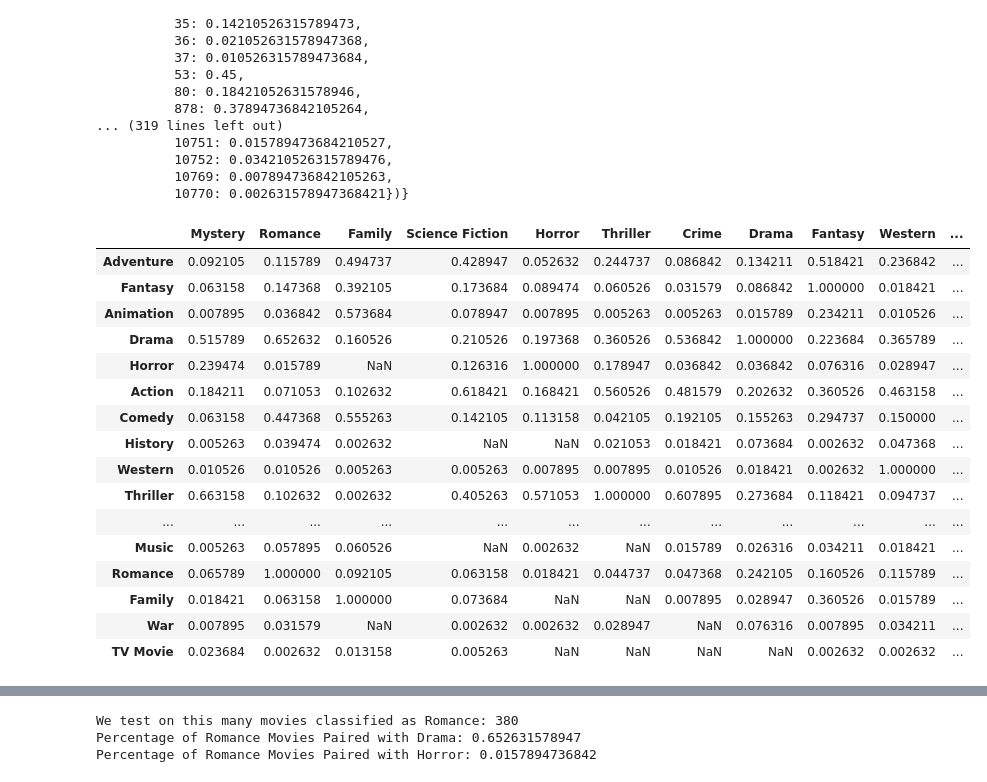
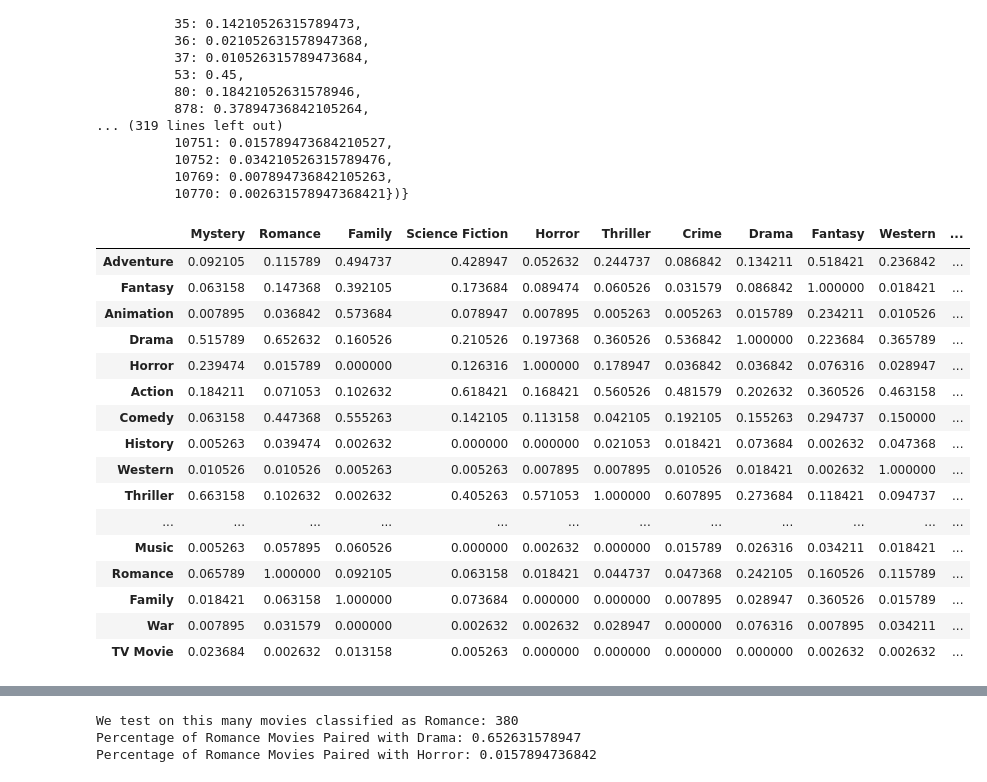
Before and after one commit to noahyonack/cs109b_final, a Jupyter notebook: FinalProject.ipynb, the cells around one changed output, grey strips where cells are left out. Drawn from its saved outputs; the diff is of its cells as text; code cells hidden in the pictures.

```diff
--- a/FinalProject.ipynb
+++ b/FinalProject.ipynb
@@ -396,32 +397,32 @@ genre_percentages
 # %%
 percent_df = pd.DataFrame([pd.Series(genre_percentages[genre]) for genre in genre_ids.keys()])
 percent_df = percent_df.T
 percent_df.rename(columns=dict(zip(range(0, 19), genre_ids.keys())), inplace = True)
 
 # drop this rogue ID
 percent_df.drop([10769], inplace = True)
 
 percent_df.rename(index=dict(zip(percent_df.index, [reverse_genre_ids[genre_id] for genre_id in percent_df.index])), inplace = True)
 
 # replace all nans with 0, indicating a 0 percent mention rate for that pair
-percent_df.fillna(0)
+percent_df.fillna(0, inplace = True)
 
 percent_df
 # %% [output]
 |  | Mystery | Romance | Family | Science Fiction | Horror | Thriller | Crime | Drama | Fantasy | Western | ... |
 | Adventure | 0.092105 | 0.115789 | 0.494737 | 0.428947 | 0.052632 | 0.244737 | 0.086842 | 0.134211 | 0.518421 | 0.236842 | ... |
 | Fantasy | 0.063158 | 0.147368 | 0.392105 | 0.173684 | 0.089474 | 0.060526 | 0.031579 | 0.086842 | 1.000000 | 0.018421 | ... |
 | Animation | 0.007895 | 0.036842 | 0.573684 | 0.078947 | 0.007895 | 0.005263 | 0.005263 | 0.015789 | 0.234211 | 0.010526 | ... |
 | Drama | 0.515789 | 0.652632 | 0.160526 | 0.210526 | 0.197368 | 0.360526 | 0.536842 | 1.000000 | 0.223684 | 0.365789 | ... |
-| Horror | 0.239474 | 0.015789 | NaN | 0.126316 | 1.000000 | 0.178947 | 0.036842 | 0.036842 | 0.076316 | 0.028947 | ... |
+| Horror | 0.239474 | 0.015789 | 0.000000 | 0.126316 | 1.000000 | 0.178947 | 0.036842 | 0.036842 | 0.076316 | 0.028947 | ... |
 | Action | 0.184211 | 0.071053 | 0.102632 | 0.618421 | 0.168421 | 0.560526 | 0.481579 | 0.202632 | 0.360526 | 0.463158 | ... |
 | Comedy | 0.063158 | 0.447368 | 0.555263 | 0.142105 | 0.113158 | 0.042105 | 0.192105 | 0.155263 | 0.294737 | 0.150000 | ... |
-| History | 0.005263 | 0.039474 | 0.002632 | NaN | NaN | 0.021053 | 0.018421 | 0.073684 | 0.002632 | 0.047368 | ... |
+| History | 0.005263 | 0.039474 | 0.002632 | 0.000000 | 0.000000 | 0.021053 | 0.018421 | 0.073684 | 0.002632 | 0.047368 | ... |
 | Western | 0.010526 | 0.010526 | 0.005263 | 0.005263 | 0.007895 | 0.007895 | 0.010526 | 0.018421 | 0.002632 | 1.000000 | ... |
 | Thriller | 0.663158 | 0.102632 | 0.002632 | 0.405263 | 0.571053 | 1.000000 | 0.607895 | 0.273684 | 0.118421 | 0.094737 | ... |
 | ... | ... | ... | ... | ... | ... | ... | ... | ... | ... | ... | ... |
-| Music | 0.005263 | 0.057895 | 0.060526 | NaN | 0.002632 | NaN | 0.015789 | 0.026316 | 0.034211 | 0.018421 | ... |
+| Music | 0.005263 | 0.057895 | 0.060526 | 0.000000 | 0.002632 | 0.000000 | 0.015789 | 0.026316 | 0.034211 | 0.018421 | ... |
 | Romance | 0.065789 | 1.000000 | 0.092105 | 0.063158 | 0.018421 | 0.044737 | 0.047368 | 0.242105 | 0.160526 | 0.115789 | ... |
-| Family | 0.018421 | 0.063158 | 1.000000 | 0.073684 | NaN | NaN | 0.007895 | 0.028947 | 0.360526 | 0.015789 | ... |
-| War | 0.007895 | 0.031579 | NaN | 0.002632 | 0.002632 | 0.028947 | NaN | 0.076316 | 0.007895 | 0.034211 | ... |
-| TV Movie | 0.023684 | 0.002632 | 0.013158 | 0.005263 | NaN | NaN | NaN | NaN | 0.002632 | 0.002632 | ... |
+| Family | 0.018421 | 0.063158 | 1.000000 | 0.073684 | 0.000000 | 0.000000 | 0.007895 | 0.028947 | 0.360526 | 0.015789 | ... |
+| War | 0.007895 | 0.031579 | 0.000000 | 0.002632 | 0.002632 | 0.028947 | 0.000000 | 0.076316 | 0.007895 | 0.034211 | ... |
+| TV Movie | 0.023684 | 0.002632 | 0.013158 | 0.005263 | 0.000000 | 0.000000 | 0.000000 | 0.000000 | 0.002632 | 0.002632 | ... |
```
Also changed, not shown: parts of 12 cells of this notebook, 1 other file.
